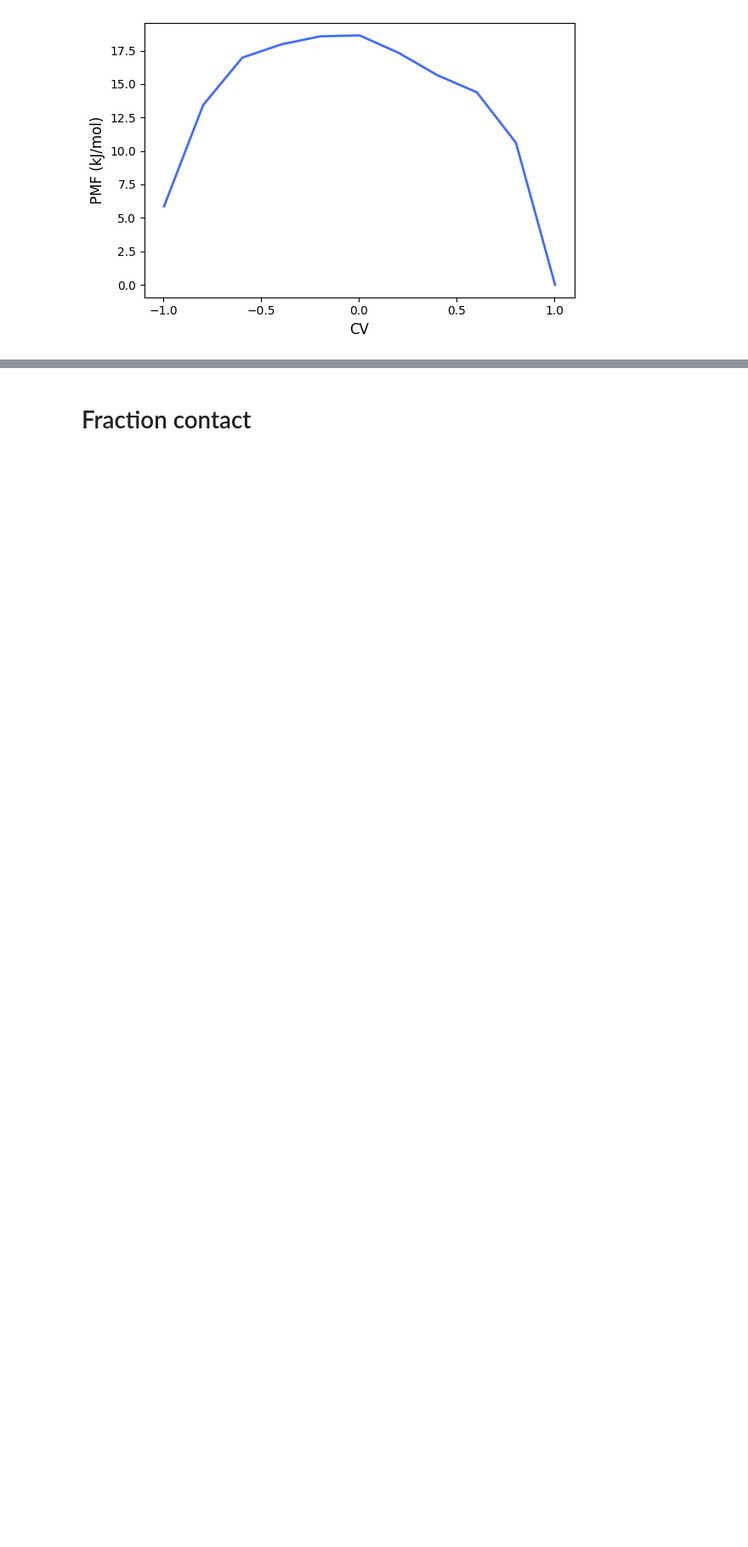
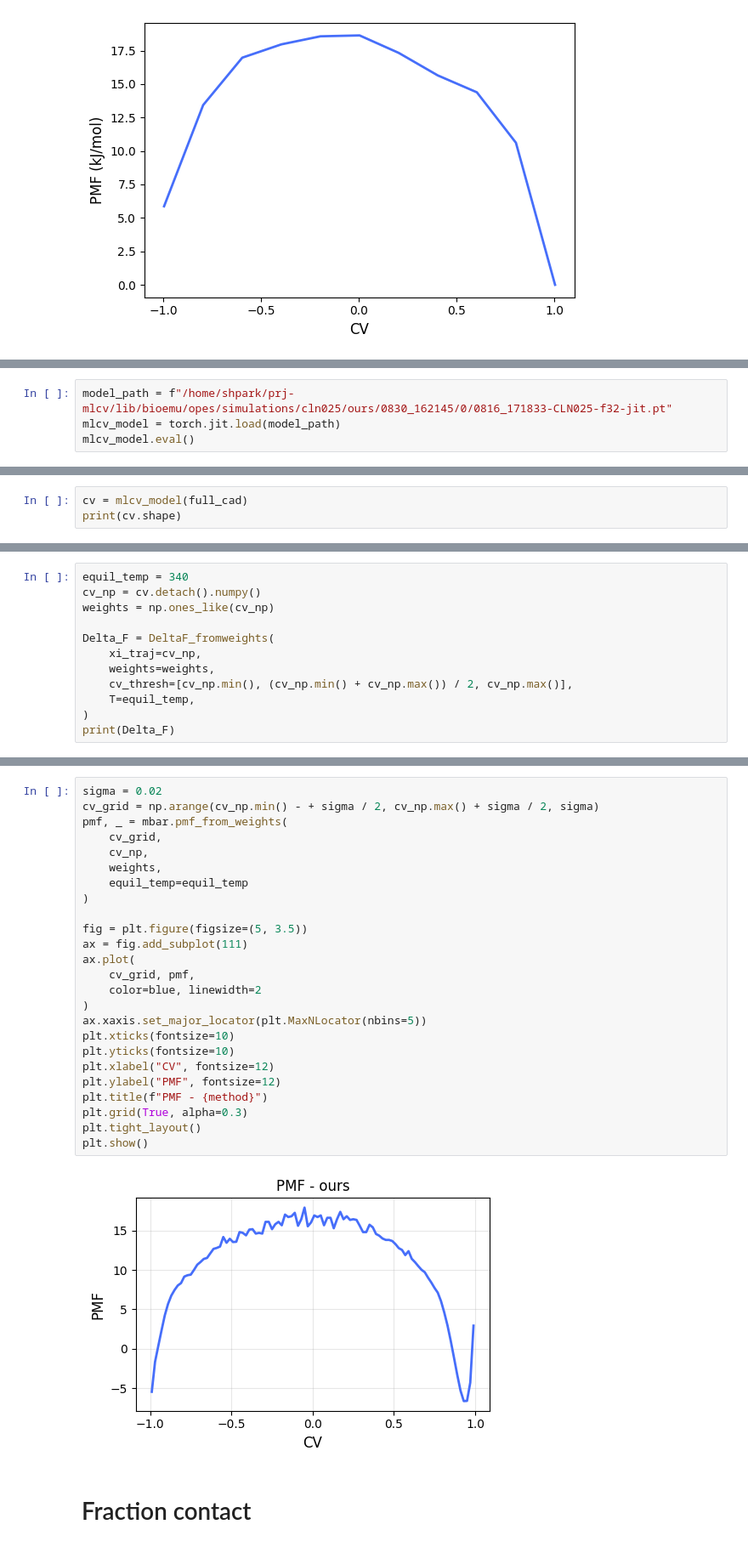
Before and after one commit to seonghyun26/bioemu, a Jupyter notebook: opes/notebook/free_energy.ipynb, the cells around one changed output, grey strips where cells are left out. Shown: that part at 85% size. Saved outputs shown, nothing was run; the diff lists cells and outputs as text; blank space fills up the shorter version.

```diff
--- a/opes/notebook/free_energy.ipynb
+++ b/opes/notebook/free_energy.ipynb
@@ -240,0 +247,4 @@ plt.show()
+# %%
+model_path = f"/home/shpark/prj-mlcv/lib/bioemu/opes/simulations/cln025/ours/0830_162145/0/0816_171833-CLN025-f32-jit.pt"
+mlcv_model = torch.jit.load(model_path)
+mlcv_model.eval()
@@ -240,0 +271,3 @@ plt.show()
+# %%
+cv = mlcv_model(full_cad)
+print(cv.shape)
@@ -240,0 +276,12 @@ plt.show()
+# %%
+equil_temp = 340
+cv_np = cv.detach().numpy()
+weights = np.ones_like(cv_np)
+
+Delta_F = DeltaF_fromweights(
+	xi_traj=cv_np,
+	weights=weights,
+	cv_thresh=[cv_np.min(), (cv_np.min() + cv_np.max()) / 2, cv_np.max()],
+	T=equil_temp,
+)
+print(Delta_F)
@@ -241,3 +290,30 @@ plt.show()
+# %%
+sigma = 0.02
+cv_grid = np.arange(cv_np.min() - + sigma / 2, cv_np.max() + sigma / 2, sigma)
+pmf, _ = mbar.pmf_from_weights(
+	cv_grid,
+	cv_np,
+	weights,
+	equil_temp=equil_temp
+)
+
+fig = plt.figure(figsize=(5, 3.5))
+ax = fig.add_subplot(111)
+ax.plot(
+	cv_grid, pmf,
+	color=blue, linewidth=2
+)
+ax.xaxis.set_major_locator(plt.MaxNLocator(nbins=5))
+plt.xticks(fontsize=10)
+plt.yticks(fontsize=10)
+plt.xlabel("CV", fontsize=12)
+plt.ylabel("PMF", fontsize=12)
+plt.title(f"PMF - {method}")
+plt.grid(True, alpha=0.3)
+plt.tight_layout()
+plt.show()
+# %% [output]
+[figure, added]
 # %% [markdown]
 # Fraction contact
 # %%
```
Also changed, not shown: parts of 6 cells of this notebook, 4 other files.
